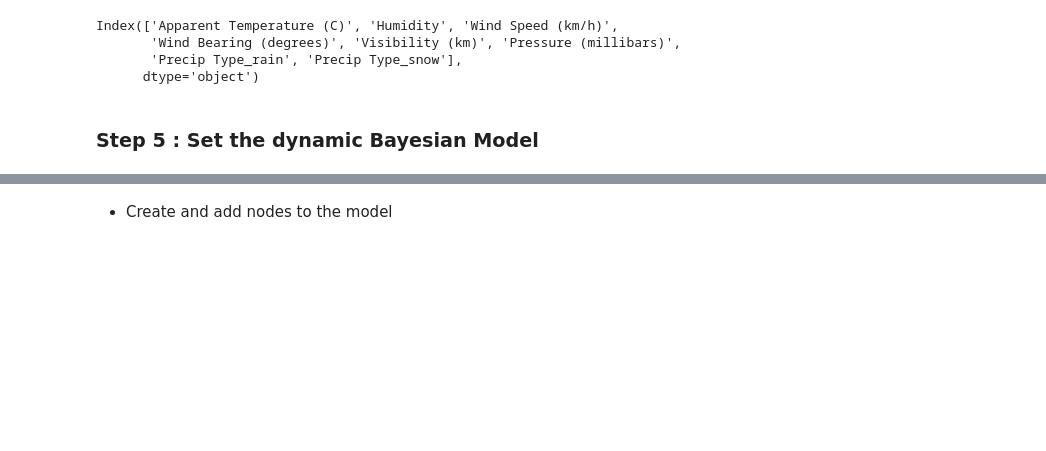
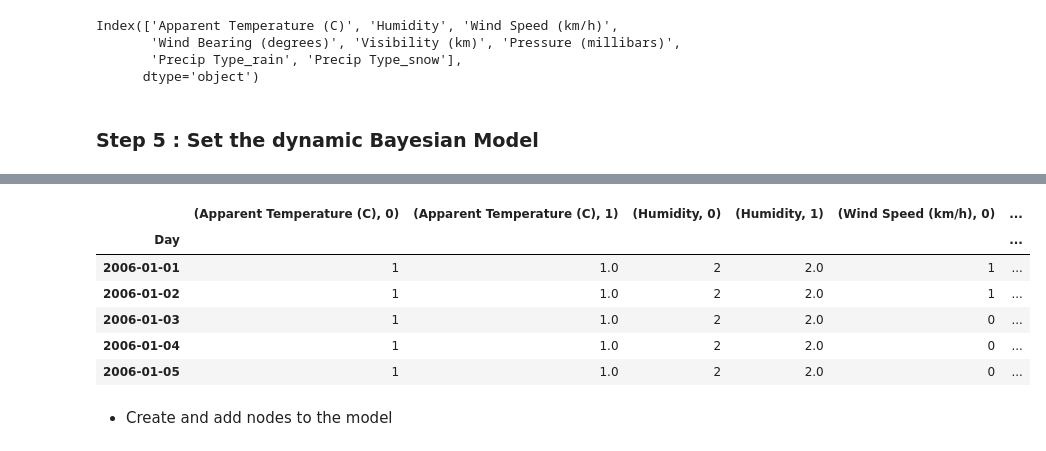
Before and after one commit to LucasTexier/Weather-prediction-with-bayesian-model, a Jupyter notebook: Weather-prediction.ipynb, the cells around one changed output, grey strips where cells are left out. Cells and saved outputs as stored; diff of their text form; code cells hidden in the pictures; blank space fills up the shorter version.

```diff
--- a/Weather-prediction.ipynb
+++ b/Weather-prediction.ipynb
@@ -188,3 +203,25 @@ Index(['Apparent Temperature (C)', 'Humidity', 'Wind Speed (km/h)',
+# %%
+train = pd.DataFrame()
+
+for column_name in X.columns:
+    new_name_t0 = (column_name, 0)
+    new_name_t1 = (column_name, 1)
+    train[new_name_t0] = X[column_name].iloc[:-1]
+    train[new_name_t1] = X[column_name].shift(-1)
+
+train[('y', 0)] = y['y'].iloc[:-1].values
+y = y.iloc[:-1]
+train[('y', 1)] = y['y'].shift(-1).values
+# %%
+train.head()
+# %% [output]
+|  | (Apparent Temperature (C), 0) | (Apparent Temperature (C), 1) | (Humidity, 0) | (Humidity, 1) | (Wind Speed (km/h), 0) | ... |
+| Day |  |  |  |  |  | ... |
+| 2006-01-01 | 1 | 1.0 | 2 | 2.0 | 1 | ... |
+| 2006-01-02 | 1 | 1.0 | 2 | 2.0 | 1 | ... |
+| 2006-01-03 | 1 | 1.0 | 2 | 2.0 | 0 | ... |
+| 2006-01-04 | 1 | 1.0 | 2 | 2.0 | 0 | ... |
+| 2006-01-05 | 1 | 1.0 | 2 | 2.0 | 0 | ... |
 # %%
 #IMPORTS
 from pgmpy.models import DynamicBayesianNetwork
```
Also changed, not shown: parts of 16 cells of this notebook.
